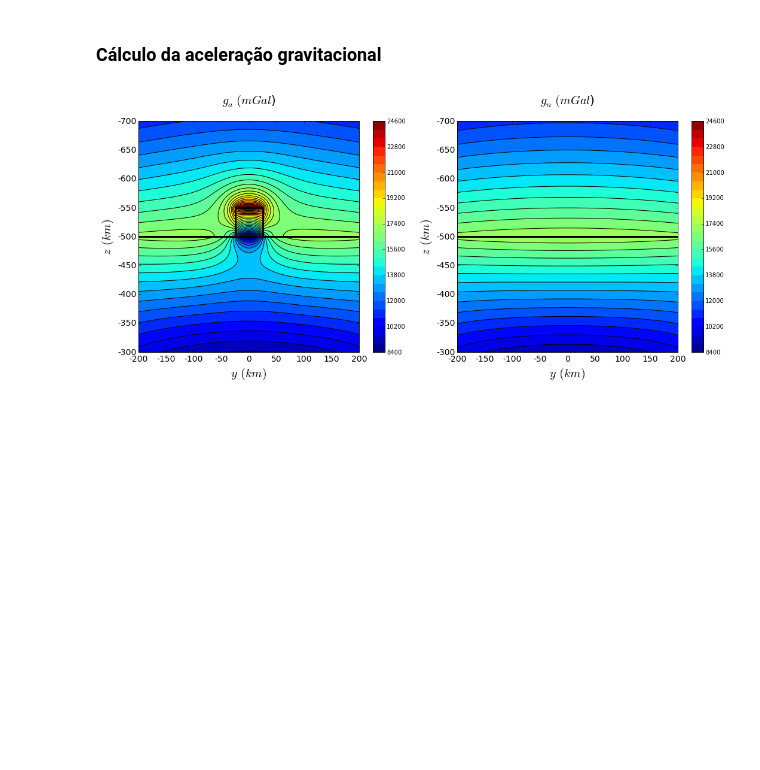
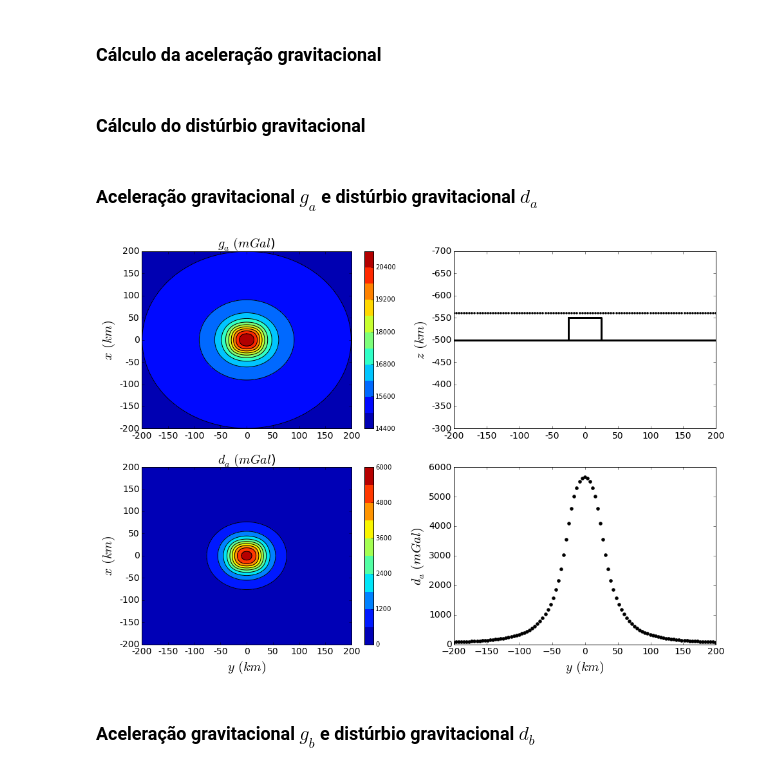
Before and after one commit to birocoles/Disciplina-metodos-potenciais, a Jupyter notebook: Aulas/Cuboide_Normal/Cuboide.ipynb, the cells around one changed output. Saved outputs shown, nothing was run; the diff lists cells and outputs as text; code cells hidden in the pictures; blank space fills up the shorter version.

```diff
--- a/Aulas/Cuboide_Normal/Cuboide.ipynb
+++ b/Aulas/Cuboide_Normal/Cuboide.ipynb
@@ -397,14 +433,12 @@ mpl.show()
 ### Conjunto de pontos sobre os quais a aceleração gravitacional será calculada
 # %%
 lambida = 0.2*L
-area = [-lambida+z0, z0+lambida,
+area = [-lambida, lambida,
         -lambida, lambida]
-shape = (100,100)
+shape = (101,101)
 
-zp, yp, xp = gridder.regular(area, shape, z = 0.0)
-#yp = np.linspace(-lambida, lambida, 100)
-#xp = np.zeros_like(yp)
-#zp = np.zeros_like(yp) + (z0 - 1.2*l)
+xp, yp, zp = gridder.regular(area, shape, z = -1.2*l+z0)
+perfil = (xp == 0.0)
 # %% [markdown]
 ### Cálculo da aceleração gravitacional
 # %%
@@ -423,41 +457,72 @@ gb = np.sqrt(prism.gx(xp, yp, zp, CB)**2 + \
 gc = np.sqrt(prism.gx(xp, yp, zp, CC)**2 + \
              prism.gy(xp, yp, zp, CC)**2 + \
              prism.gz(xp, yp, zp, CC)**2)
+# %% [markdown]
+### Cálculo do distúrbio gravitacional
+# %%
+da = ga - gn
+db = gb - gn
+dc = gc - gn
+# %% [markdown]
+### Aceleração gravitacional $g_{a}$ e distúrbio gravitacional $d_{a}$
 # %%
 mpl.close('all')
-mpl.figure(figsize=(15,7), tight_layout=True)
-mpl.subplot(1,2,1)
-mpl.title('$g_{a} \, (mGal$)\n', fontsize=20)
-nlevels = mpl.contourf(y, z, ga, shape, 30)
+mpl.figure(figsize=(14,10))
+
+mpl.subplot(2,2,1)
+mpl.title('$g_{a} \, (mGal$)', fontsize=20)
+nlevels = mpl.contourf(yp, xp, ga, shape, 10)
 mpl.colorbar()
-mpl.contour(y, z, ga, shape, nlevels, color='k',
+mpl.contour(yp, xp, ga, shape, nlevels, color='k',
             linewidth=1, clabel=False)
+mpl.ylim(area[0], area[1])
+mpl.xlim(area[2], area[3])
+#mpl.xlabel('$y \, (km)$', fontsize=20)
+mpl.ylabel('$x \, (km)$', fontsize=20)
+mpl.xticks(fontsize=14)
+mpl.yticks(fontsize=14)
+mpl.m2km()
+
+mpl.subplot(2,2,2)
 for i, p in enumerate(CA2D):
     mpl.polygon(p, style='-k', linewidth=3)
+mpl.plot(yp[perfil], zp[perfil], 'ko', markersize=3)
 mpl.xlim(area[2], area[3])
-mpl.ylim(area[1], area[0])
-mpl.xlabel('$y \, (km)$', fontsize=20)
+mpl.ylim(lambida+z0, -lambida+z0)
+#mpl.xlabel('$y \, (km)$', fontsize=20)
 mpl.ylabel('$z \, (km)$', fontsize=20)
 mpl.xticks(fontsize=14)
 mpl.yticks(fontsize=14)
 mpl.m2km()
 
-mpl.subplot(1,2,2)
-mpl.title('$g_{n} \, (mGal$)\n', fontsize=20)
-mpl.contourf(y, z, gn, shape, nlevels)
+mpl.subplot(2,2,3)
+mpl.title('$d_{a} \, (mGal$)', fontsize=20)
+nlevels = mpl.contourf(yp, xp, da, shape, 10)
 mpl.colorbar()
-mpl.contour(y, z, gn, shape, nlevels, color='k',
+mpl.contour(yp, xp, da, shape, nlevels, color='k',
             linewidth=1, clabel=False)
-for i, p in enumerate(CN2D):
-    mpl.polygon(p, style='-k', linewidth=3)
+mpl.ylim(area[0], area[1])
 mpl.xlim(area[2], area[3])
-mpl.ylim(area[1], area[0])
 mpl.xlabel('$y \, (km)$', fontsize=20)
-mpl.ylabel('$z \, (km)$', fontsize=20)
+mpl.ylabel('$x \, (km)$', fontsize=20)
+mpl.xticks(fontsize=14, )
+mpl.yticks(fontsize=14)
+mpl.m2km()
+
+mpl.subplot(2,2,4)
+mpl.plot(0.001*yp[perfil], da[perfil], 'ko', markersize=5)
+mpl.paths([[0.001*area[2], 0.0]], [[0.001*area[3], 0.0]], 'k--')
+mpl.xlim(0.001*area[2], 0.001*area[3])
+#mpl.ylim(-lambida+z0, lambida+z0)
+mpl.xlabel('$y \, (km)$', fontsize=20)
+mpl.ylabel('$d_{a} \, (mGal)$', fontsize=20)
 mpl.xticks(fontsize=14)
 mpl.yticks(fontsize=14)
-mpl.m2km()
+
+mpl.tight_layout(pad=2)
 # %% [output]
-[figure, old version]
+[figure, new version]
+# %% [markdown]
+### Aceleração gravitacional $g_{b}$ e distúrbio gravitacional $d_{b}$
 # %%
 mpl.close('all')
```
Also changed, not shown: parts of 5 cells of this notebook, 12 other files.
